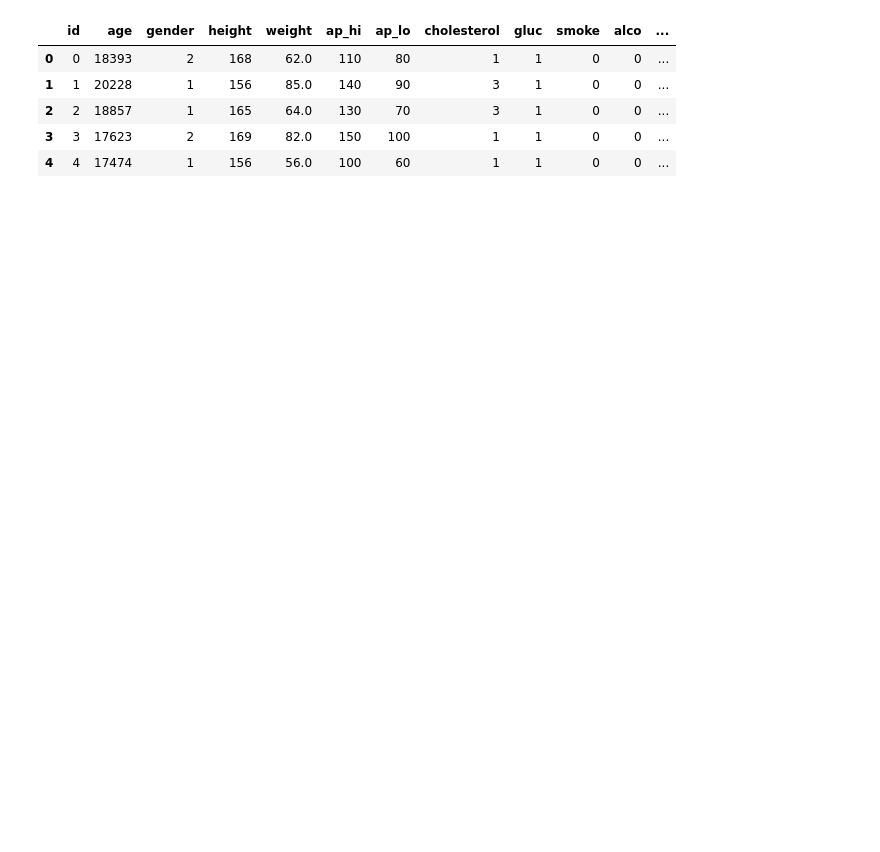
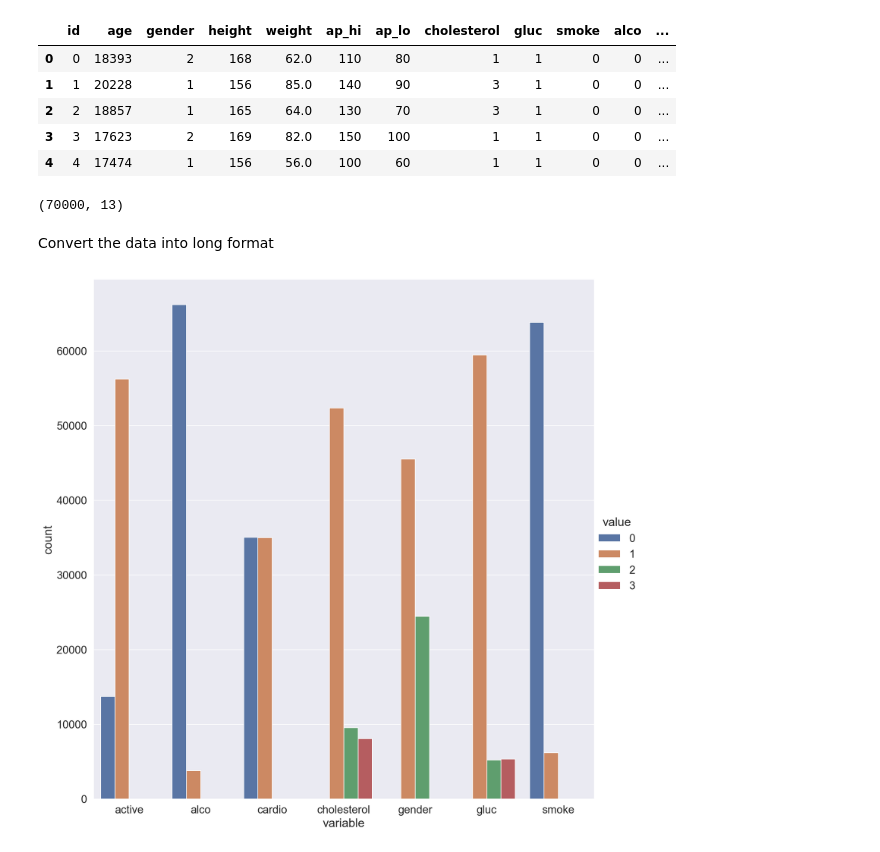
Before and after one commit to Rahul-YYC/data-science-machine-learning, a Jupyter notebook: DS-CardiovascularVisualization/cardiovascular_analysis.ipynb, the cells around one changed output. Saved outputs shown, nothing was run; the diff lists cells and outputs as text; code cells hidden in the pictures; blank space fills up the shorter version.

Commit message:
Added Factorplot

```diff
--- a/DS-CardiovascularVisualization/cardiovascular_analysis.ipynb
+++ b/DS-CardiovascularVisualization/cardiovascular_analysis.ipynb
@@ -42,3 +42,27 @@ df.head()
 | 2 | 2 | 18857 | 1 | 165 | 64.0 | 130 | 70 | 3 | 1 | 0 | 0 | ... |
 | 3 | 3 | 17623 | 2 | 169 | 82.0 | 150 | 100 | 1 | 1 | 0 | 0 | ... |
 | 4 | 4 | 17474 | 1 | 156 | 56.0 | 100 | 60 | 1 | 1 | 0 | 0 | ... |
+# %%
+df.shape
+# %% [output]
+(70000, 13)
+# %% [markdown]
+Convert the data into long format
+# %%
+df_uniques = pd.melt(
+    frame=df,
+    value_vars=["gender", "cholesterol", "gluc", "smoke", "alco", "active", "cardio"],
+)
+# %%
+df_uniques = (
+    pd.DataFrame(df_uniques.groupby(["variable", "value"])["value"].count())
+    .sort_index(level=[0, 1])
+    .rename(columns={"value": "count"})
+    .reset_index()
+)
+
+sns.factorplot(
+    x="variable", y="count", hue="value", data=df_uniques, kind="bar", size=12
+);
+# %% [output]
+[figure, added]
```
Also changed, not shown: parts of 3 cells of this notebook.
